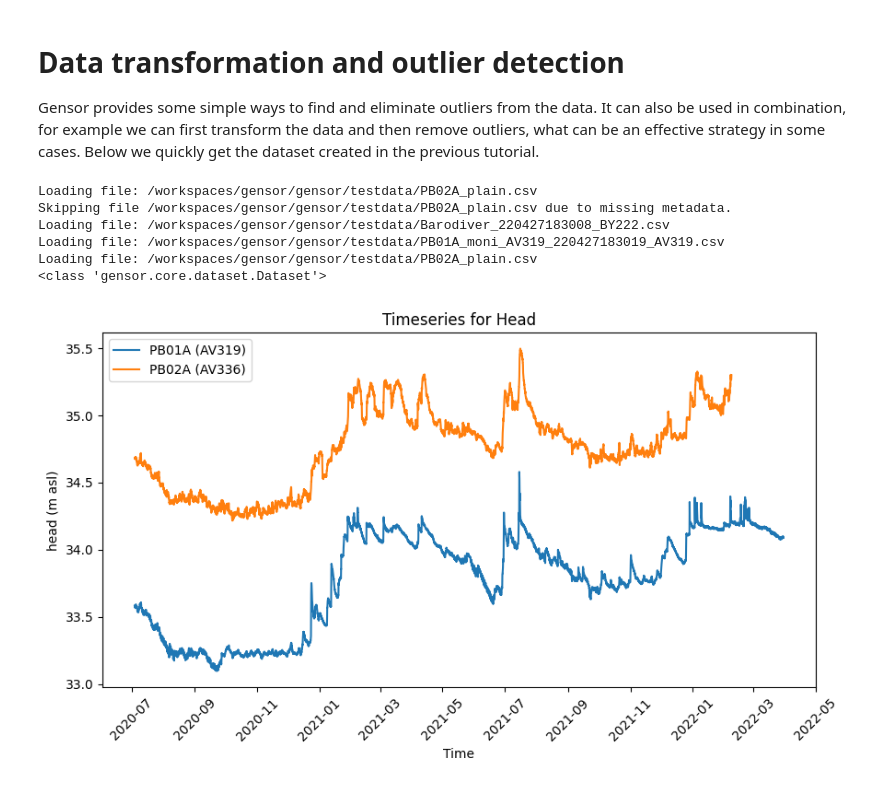
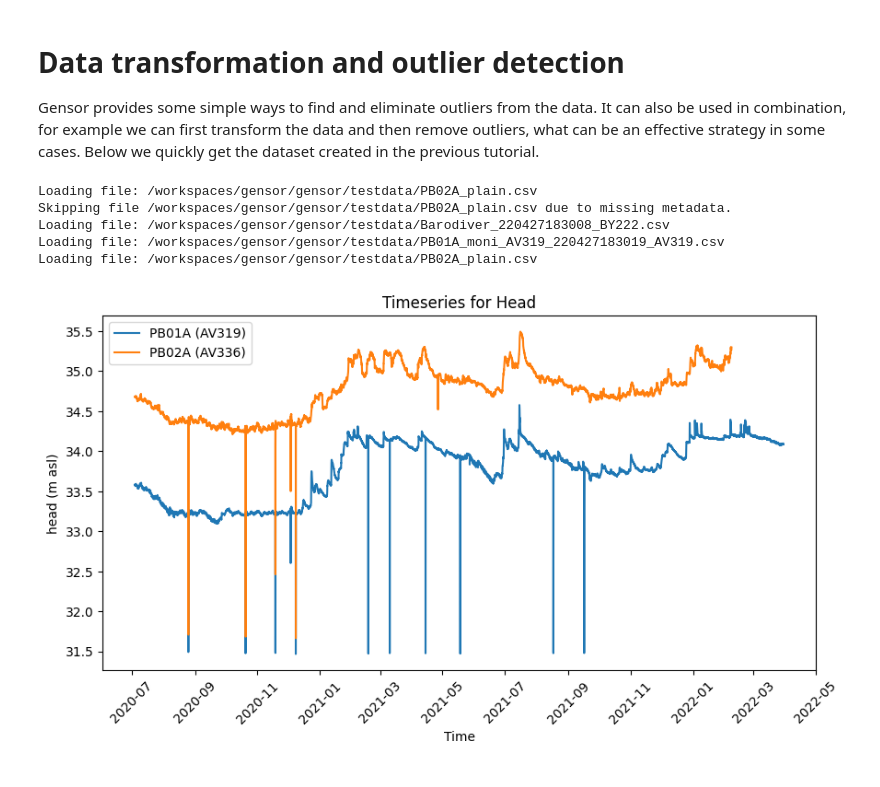
Before and after one commit to zawadzkim/gensor, a Jupyter notebook: docs/notebooks/001-transformation-and-outliers.ipynb, the cells around one changed output. Cells and saved outputs as stored; diff of their text form; code cells hidden in the pictures.

```diff
--- a/docs/notebooks/001-transformation-and-outliers.ipynb
+++ b/docs/notebooks/001-transformation-and-outliers.ipynb
@@ -15,39 +15,41 @@ ds = read_from_csv(path=all_paths,
                     location_pattern=pattern)
 
 
 ds2 = read_from_csv(path=pb02a_plain,
                     file_format='plain',
                     location='PB02A',
                     sensor='AV336')
 
 ds.add(ds2)
 
 baro = ds.filter(stations='Barodiver', variables='pressure')
 
 alts = {
     "PB01A": 31.48,
     "PB02A": 31.68
     }
 
 groundwater_ds = ds.filter(stations=alts.keys(), variables="pressure")
 
 for ts in groundwater_ds:
     ts.sensor_alt = alts.get(ts.location)
 
-fieldwork_days = {"PB01A": ['2020-08-25', '2020-10-20', '2020-11-18', '2020-12-03', '2020-12-08',
-                  '2021-02-17', '2021-03-10', '2021-04-14', '2021-05-18', '2021-05-27',
-                  '2021-08-17', '2021-09-16'],
-                  "PB02A": ['2020-08-25', '2020-10-20', '2020-11-18', '2020-12-03', '2020-12-08',
-                  '2021-02-17', '2021-03-10', '2021-04-14', '2021-05-18', '2021-05-27',
-                  '2021-08-17', '2021-09-16', '2021-04-26']}
+# This is the version where we just exclude the fieldwork dates:
+# fieldwork_days = {"PB01A": ['2020-08-25', '2020-10-20', '2020-11-18', '2020-12-03', '2020-12-08',
+#                   '2021-02-17', '2021-03-10', '2021-04-14', '2021-05-18', '2021-05-27',
+#                   '2021-08-17', '2021-09-16'],
+#                   "PB02A": ['2020-08-25', '2020-10-20', '2020-11-18', '2020-12-03', '2020-12-08',
+#                   '2021-02-17', '2021-03-10', '2021-04-14', '2021-05-18', '2021-05-27',
+#                   '2021-08-17', '2021-09-16', '2021-04-26']}
 
-compensated_ds = gs.compensate(groundwater_ds, baro, fieldwork_dates=fieldwork_days, interpolate_method='linear')
+# compensated_ds = gs.compensate(groundwater_ds, baro, fieldwork_dates=fieldwork_days, interpolate_method='linear')
+compensated_ds = gs.compensate(groundwater_ds, baro)
+
 compensated_ds.plot()
 # %% [output]
 Loading file: /workspaces/gensor/gensor/testdata/PB02A_plain.csv
 Skipping file /workspaces/gensor/gensor/testdata/PB02A_plain.csv due to missing metadata.
 Loading file: /workspaces/gensor/gensor/testdata/Barodiver_220427183008_BY222.csv
 Loading file: /workspaces/gensor/gensor/testdata/PB01A_moni_AV319_220427183019_AV319.csv
 Loading file: /workspaces/gensor/gensor/testdata/PB02A_plain.csv
-<class 'gensor.core.dataset.Dataset'>
-[figure, old version]
+[figure, new version]
```
Also changed, not shown: parts of 8 cells of this notebook, 11 other files.
